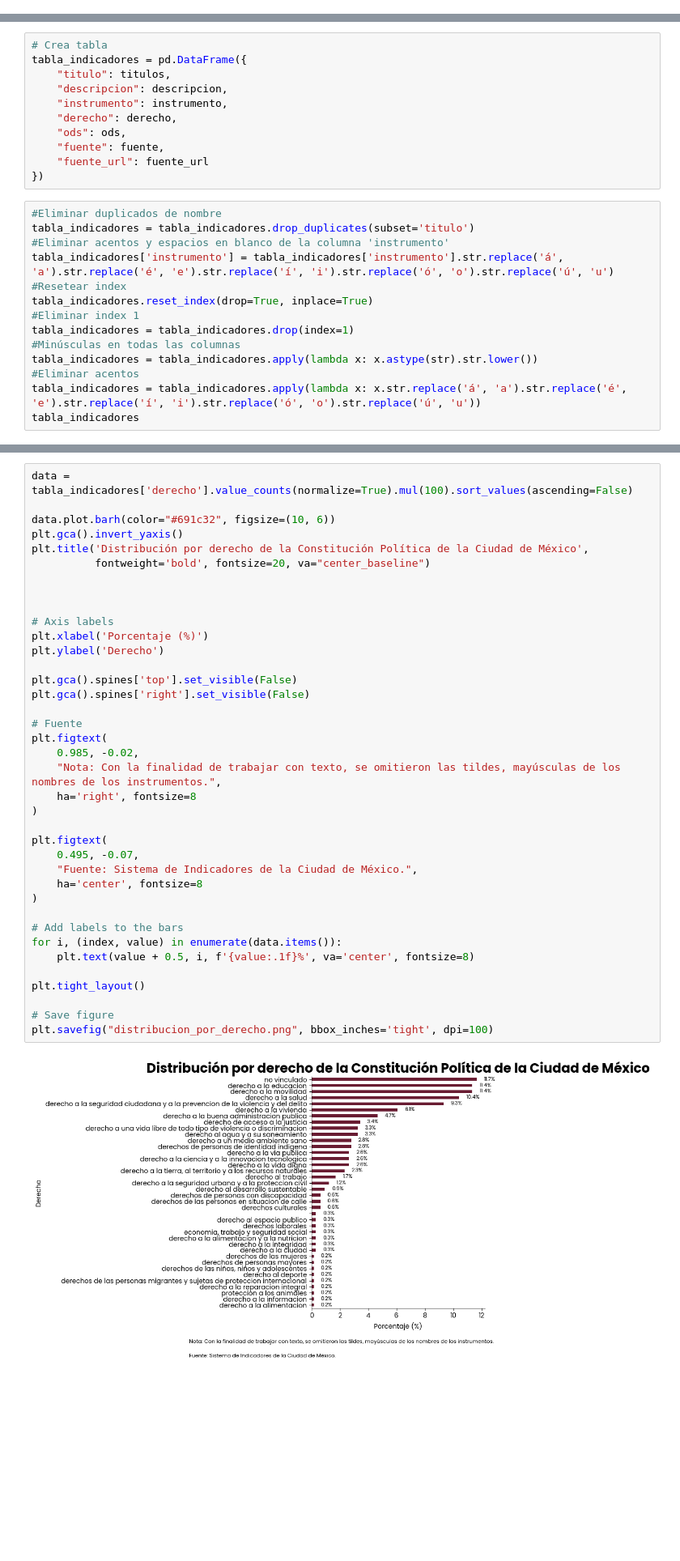
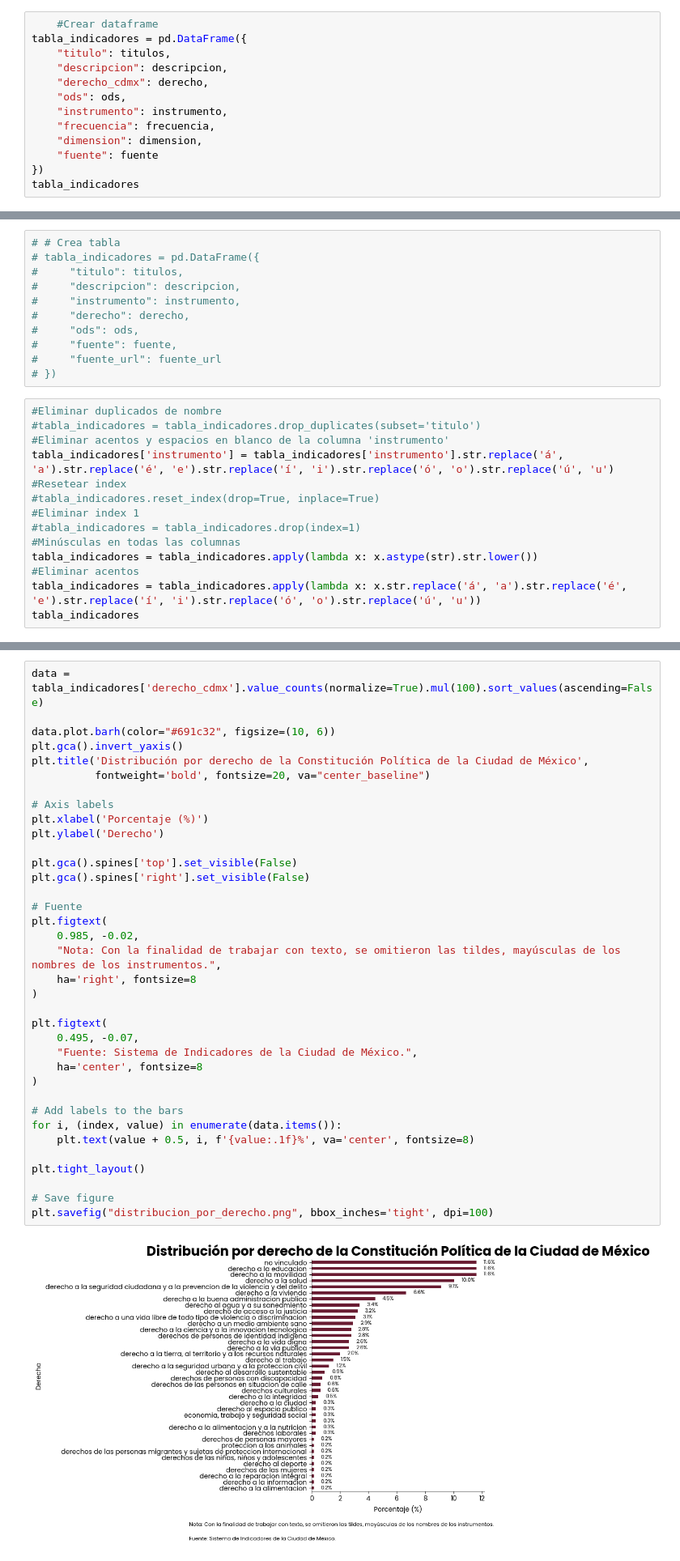
Before and after one commit to cpyp-ipdp/sid_cdmx, a Jupyter notebook: extrae_indicadores_sid_cdmx.ipynb, the cells around one changed output, grey strips where cells are left out. Shown at 81% size. Cells and saved outputs as stored; diff of their text form; blank space fills up the shorter version.

Commit message:
Se modifica forma de extracción de indicadores a través de la API del sistema

```diff
--- a/extrae_indicadores_sid_cdmx.ipynb
+++ b/extrae_indicadores_sid_cdmx.ipynb
@@ -84,0 +109,13 @@ headers={'User-Agent': 'Mozilla/5.0 (Windows NT 10.0; Win64; x64) AppleWebKit/53
+# %%
+    #Crear dataframe
+tabla_indicadores = pd.DataFrame({
+    "titulo": titulos,
+    "descripcion": descripcion,
+    "derecho_cdmx": derecho,
+    "ods": ods,
+    "instrumento": instrumento,
+    "frecuencia": frecuencia,
+    "dimension": dimension,
+    "fuente": fuente
+})
+tabla_indicadores
@@ -166,23 +217,23 @@ for page in range(1, 34):
 # %%
-# Crea tabla
-tabla_indicadores = pd.DataFrame({
-    "titulo": titulos,
-    "descripcion": descripcion,
-    "instrumento": instrumento,
-    "derecho": derecho,
-    "ods": ods,
-    "fuente": fuente,
-    "fuente_url": fuente_url
-})
+# # Crea tabla
+# tabla_indicadores = pd.DataFrame({
+#     "titulo": titulos,
+#     "descripcion": descripcion,
+#     "instrumento": instrumento,
+#     "derecho": derecho,
+#     "ods": ods,
+#     "fuente": fuente,
+#     "fuente_url": fuente_url
+# })
 # %%
 #Eliminar duplicados de nombre
-tabla_indicadores = tabla_indicadores.drop_duplicates(subset='titulo')
+#tabla_indicadores = tabla_indicadores.drop_duplicates(subset='titulo')
 #Eliminar acentos y espacios en blanco de la columna 'instrumento'
 tabla_indicadores['instrumento'] = tabla_indicadores['instrumento'].str.replace('á', 'a').str.replace('é', 'e').str.replace('í', 'i').str.replace('ó', 'o').str.replace('ú', 'u')
 #Resetear index
-tabla_indicadores.reset_index(drop=True, inplace=True)
+#tabla_indicadores.reset_index(drop=True, inplace=True)
 #Eliminar index 1
-tabla_indicadores = tabla_indicadores.drop(index=1)
+#tabla_indicadores = tabla_indicadores.drop(index=1)
 #Minúsculas en todas las columnas
 tabla_indicadores = tabla_indicadores.apply(lambda x: x.astype(str).str.lower())
 #Eliminar acentos
@@ -335,43 +374,41 @@ plt.savefig("distribucion_por_instrumento.png", bbox_inches='tight', dpi=300)
 # %%
-data = tabla_indicadores['derecho'].value_counts(normalize=True).mul(100).sort_values(ascending=False)
+data = tabla_indicadores['derecho_cdmx'].value_counts(normalize=True).mul(100).sort_values(ascending=False)
 
 data.plot.barh(color="#691c32", figsize=(10, 6))
 plt.gca().invert_yaxis()
 plt.title('Distribución por derecho de la Constitución Política de la Ciudad de México',
           fontweight='bold', fontsize=20, va="center_baseline")
-
-
 
 # Axis labels
 plt.xlabel('Porcentaje (%)')
 plt.ylabel('Derecho')
 
 plt.gca().spines['top'].set_visible(False)
 plt.gca().spines['right'].set_visible(False)
 
 # Fuente
 plt.figtext(
     0.985, -0.02,
     "Nota: Con la finalidad de trabajar con texto, se omitieron las tildes, mayúsculas de los nombres de los instrumentos.",
     ha='right', fontsize=8
 )
 
 plt.figtext(
     0.495, -0.07,
     "Fuente: Sistema de Indicadores de la Ciudad de México.",
     ha='center', fontsize=8
 )
 
 # Add labels to the bars
 for i, (index, value) in enumerate(data.items()):
     plt.text(value + 0.5, i, f'{value:.1f}%', va='center', fontsize=8)
 
 plt.tight_layout()
 
 # Save figure
 plt.savefig("distribucion_por_derecho.png", bbox_inches='tight', dpi=100)
 # %% [output]
-[figure, old version]
+[figure, new version]
 # %%
 data_ods = tabla_indicadores['ods'].value_counts(normalize=True).mul(100).sort_values(ascending=False)
 
```
Also changed, not shown: parts of 26 cells of this notebook.
